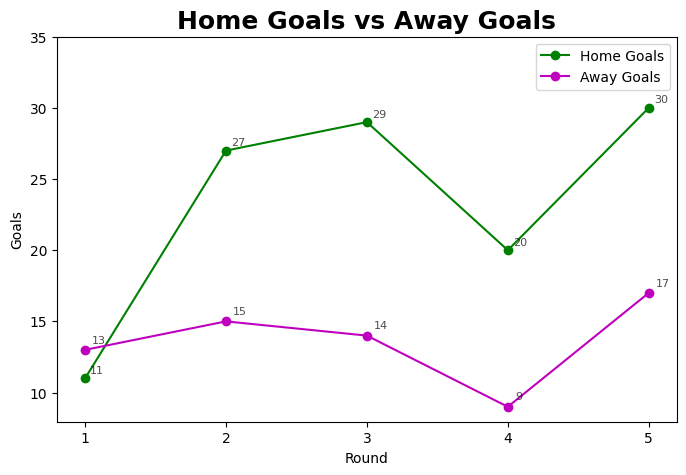
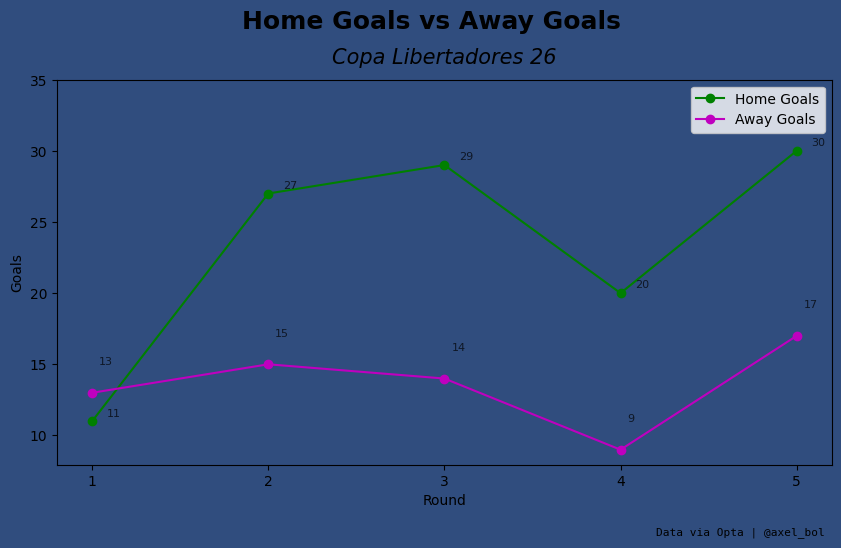
The change to this notebook cell's code, shown as a diff; its figure went from the first image to the second:
--- before
+++ after
@@ -1,9 +1,21 @@
 # line graph for home vs away goals by round
-plt.figure(figsize=(8,5))
 
-plt.title('Home Goals vs Away Goals',
+# fig, ax = plt.subplots(figsize = (10,5))
+# fig.set_facecolor('#3D4849') # around color
+# ax.patch.set_facecolor('#AB58B0') # middle color
+
+plt.figure(figsize=(10, 5), facecolor="#304d7e")
+
+ax = plt.gca()
+ax.set_facecolor("#304d7e") 
+
+
+plt.suptitle('Home Goals vs Away Goals', y=1.02, fontweight= 'bold', fontsize= 18)
+plt.title('Copa Libertadores 26',
+          y = 1.02,
           fontdict={
-              'fontweight': 'bold',
-              'fontsize': 18
+              'weight': 'roman',
+              'fontsize': 15,
+              'fontstyle': 'italic'
           })
 
@@ -15,5 +27,5 @@
     plt.annotate(text=row['home_goals'],
                 xy=(row['matchRound'], row['home_goals']),
-                xytext=(5, 5), textcoords='offset pixels',
+                xytext=(15, 5), textcoords='offset pixels',
                 fontsize=8, alpha=0.7)
 # Add team name labels for away goals
@@ -21,5 +33,5 @@
     plt.annotate(row['away_goals'], 
                 (row['matchRound'], row['away_goals']),
-                xytext=(5, 5), textcoords='offset points',
+                xytext=(5, 20), textcoords='offset points',
                 fontsize=8, alpha=0.7)
     
@@ -36,6 +48,10 @@
 plt.legend()
 
+# info
+
+plt.text(4.2, 3, 'Data via Opta | @axel_bol', ha='left', fontsize=8, fontfamily='monospace')
+
 # save img
-plt.savefig(r'C:\Users\axel_\Documents\conda\images\line_home_away.png', dpi=300)
+plt.savefig(r'C:\Users\axel_\Documents\conda\images\line_home_away.png', dpi=300, bbox_inches='tight', pad_inches=0.35)
 
 plt.show()

Commit: flamengo cusco round 6